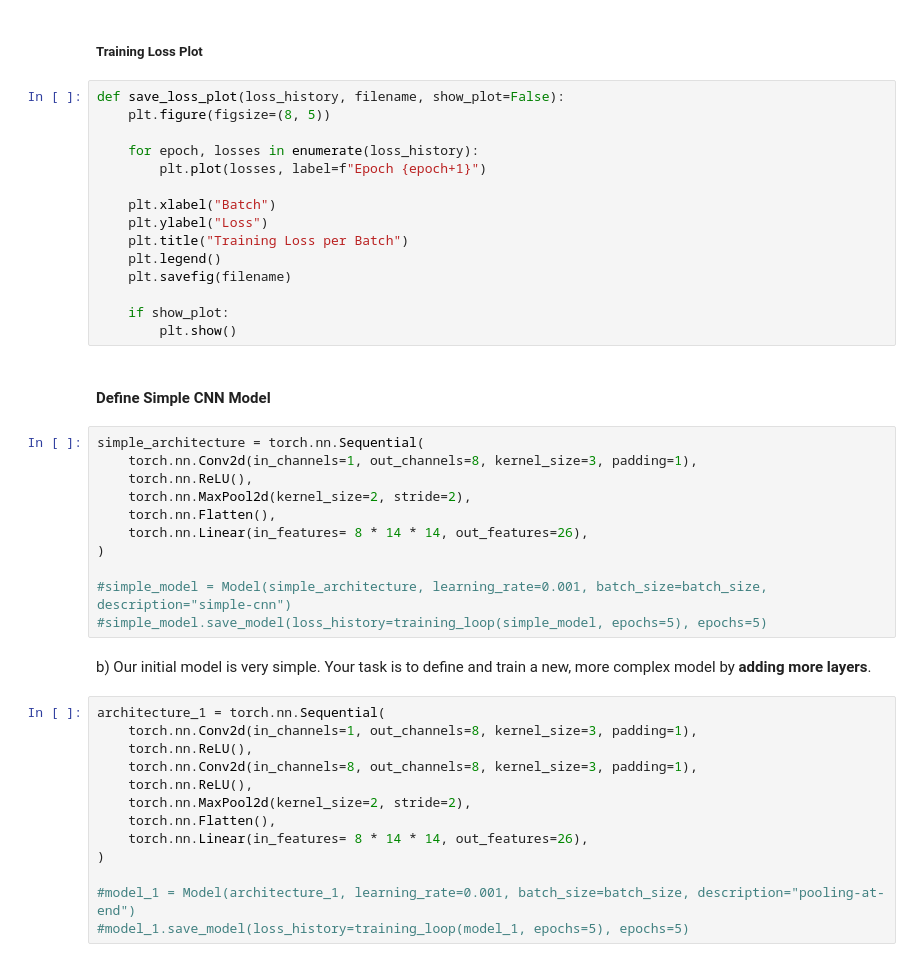
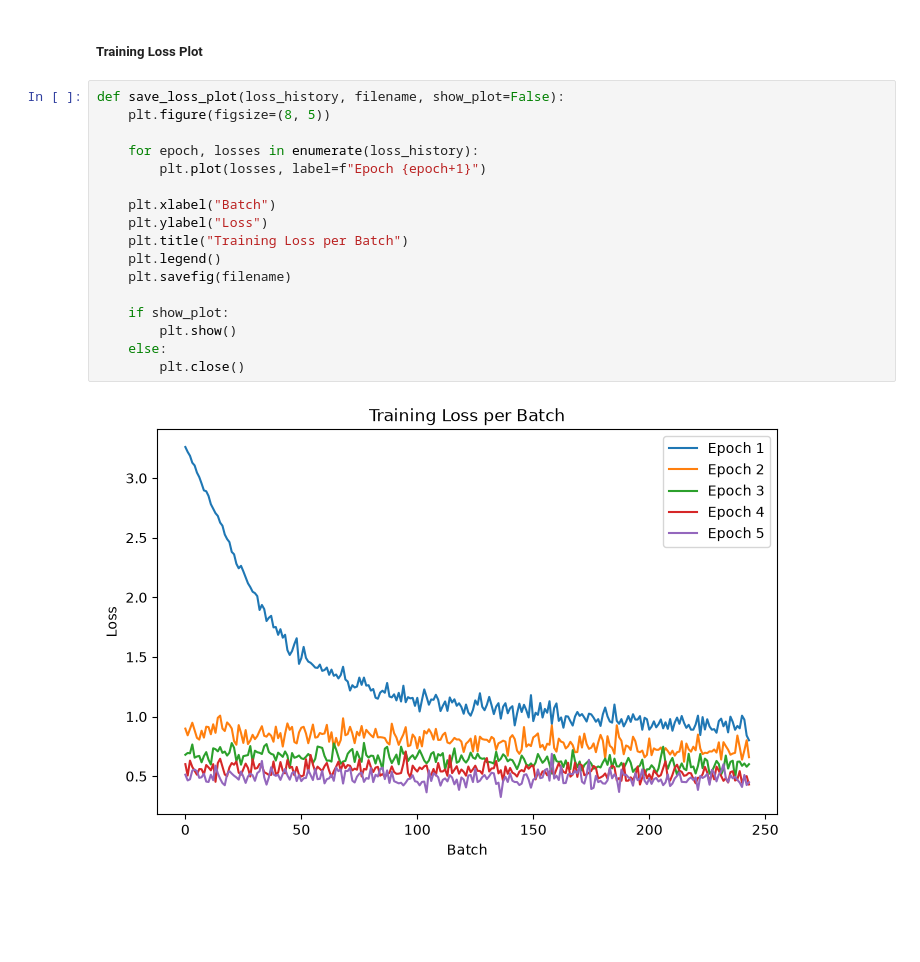
Before and after one commit to DerIltis/IAOR_SS26, a Jupyter notebook: src/final_project.ipynb, the cells around one changed output. Cells and saved outputs as stored; diff of their text form; blank space fills up the shorter version.

```diff
--- a/src/final_project.ipynb
+++ b/src/final_project.ipynb
@@ -183,43 +215,19 @@ def training_loop(model, epochs):
 # %%
 def save_loss_plot(loss_history, filename, show_plot=False):
     plt.figure(figsize=(8, 5))
 
     for epoch, losses in enumerate(loss_history):
         plt.plot(losses, label=f"Epoch {epoch+1}")
 
     plt.xlabel("Batch")
     plt.ylabel("Loss")
     plt.title("Training Loss per Batch")
     plt.legend()
     plt.savefig(filename)
 
     if show_plot:
         plt.show()
+    else:
+        plt.close()
+# %% [output]
+[figure, added]
-# %% [markdown]
-#### Define Simple CNN Model
-# %%
-simple_architecture = torch.nn.Sequential(
-    torch.nn.Conv2d(in_channels=1, out_channels=8, kernel_size=3, padding=1),
-    torch.nn.ReLU(),
-    torch.nn.MaxPool2d(kernel_size=2, stride=2),
-    torch.nn.Flatten(),
-    torch.nn.Linear(in_features= 8 * 14 * 14, out_features=26),
-)
-
-#simple_model = Model(simple_architecture, learning_rate=0.001, batch_size=batch_size, description="simple-cnn")
-#simple_model.save_model(loss_history=training_loop(simple_model, epochs=5), epochs=5)
-# %% [markdown]
-b) Our initial model is very simple. Your task is to define and train a new, more complex model by **adding more layers**.
-# %%
-architecture_1 = torch.nn.Sequential(
-    torch.nn.Conv2d(in_channels=1, out_channels=8, kernel_size=3, padding=1),
-    torch.nn.ReLU(),
-    torch.nn.Conv2d(in_channels=8, out_channels=8, kernel_size=3, padding=1),
-    torch.nn.ReLU(),
-    torch.nn.MaxPool2d(kernel_size=2, stride=2),
-    torch.nn.Flatten(),
-    torch.nn.Linear(in_features= 8 * 14 * 14, out_features=26),
-)
-
-#model_1 = Model(architecture_1, learning_rate=0.001, batch_size=batch_size, description="pooling-at-end")
-#model_1.save_model(loss_history=training_loop(model_1, epochs=5), epochs=5)
```
Also changed, not shown: parts of 13 cells of this notebook, 2 other files.
